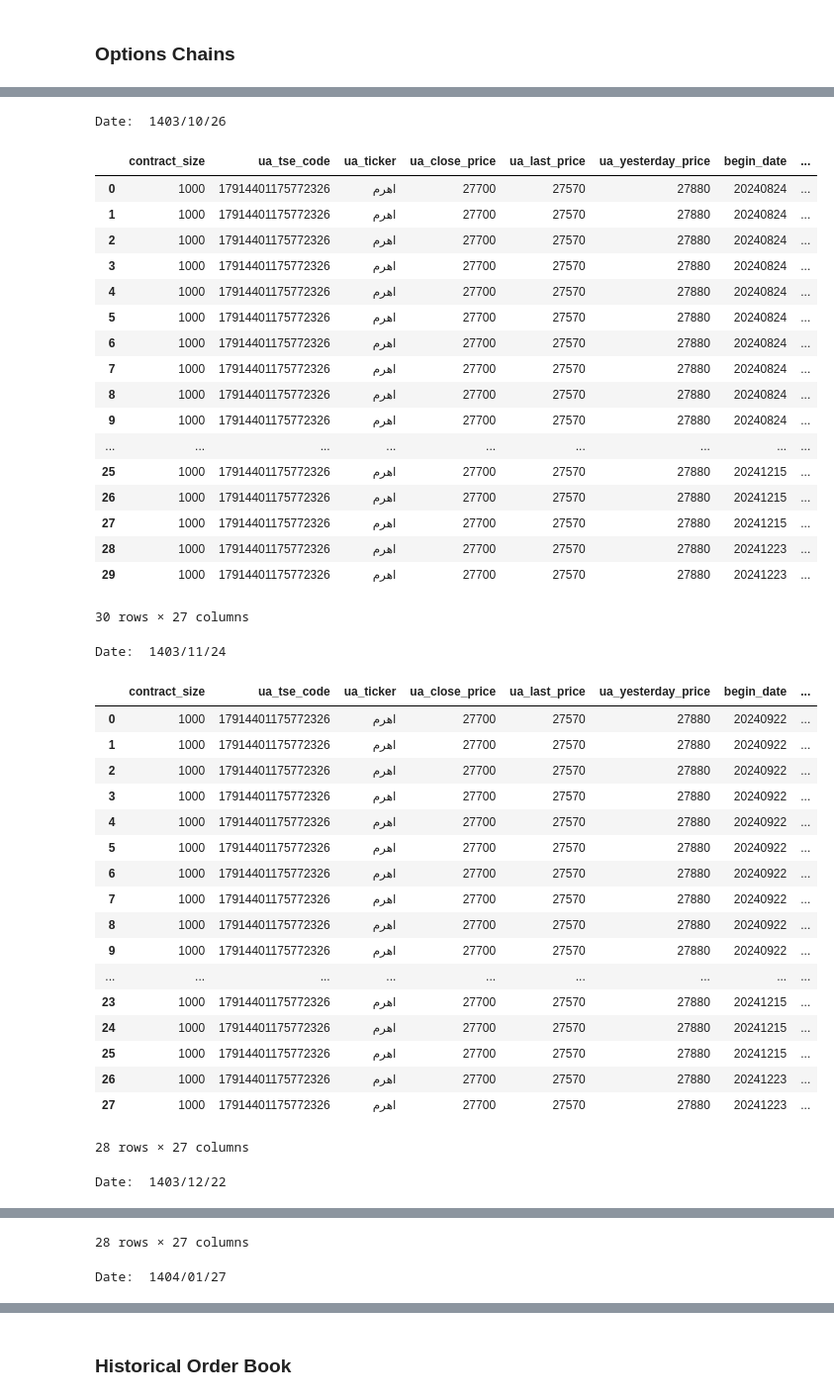
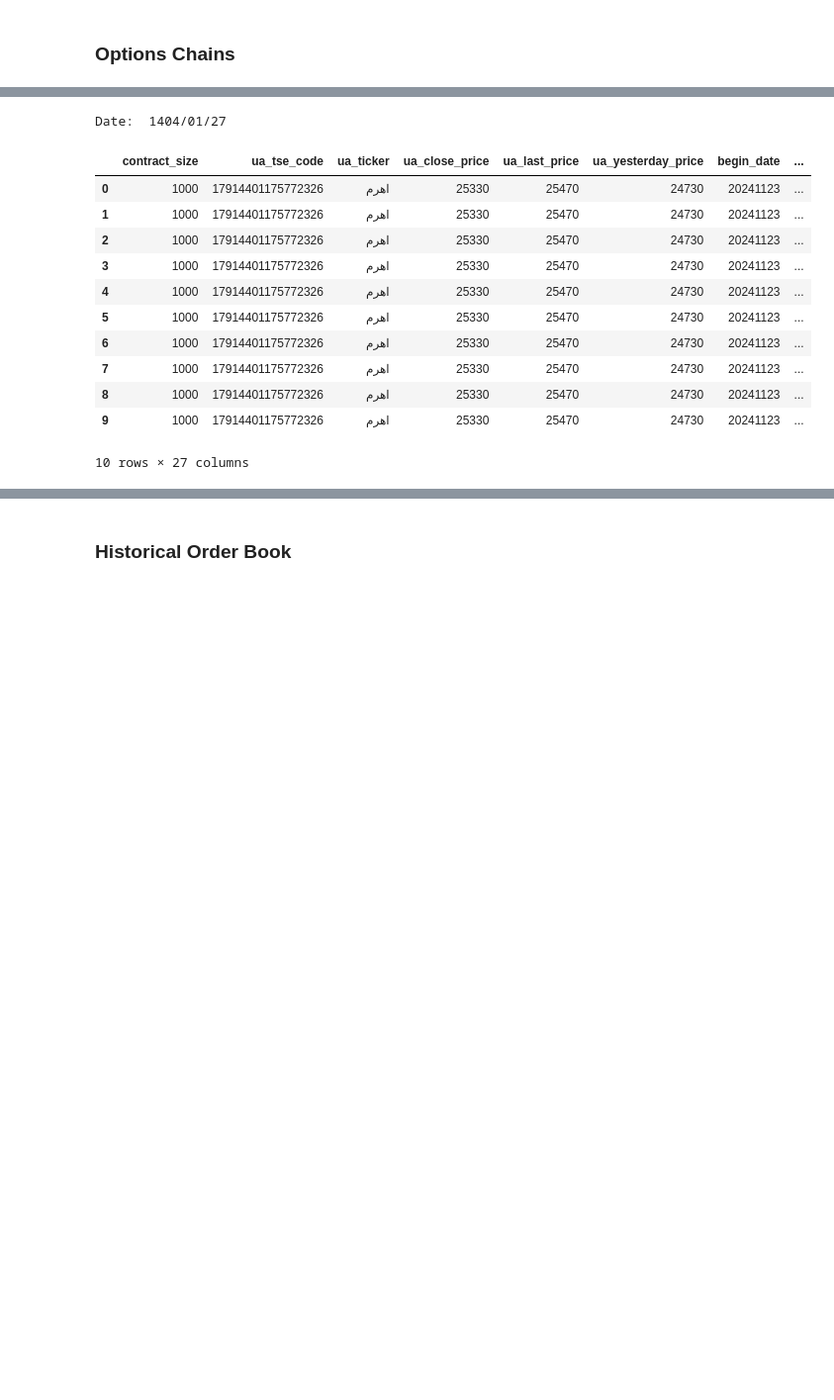
Before and after one commit to masoudghah/TSELiveOptionData, a Jupyter notebook: README.ipynb, the cells around one changed output, grey strips where cells are left out. Shown at 99% size. Drawn from its saved outputs; the diff is of its cells as text; code cells hidden in the pictures; blank space fills up the shorter version.

```diff
--- a/README.ipynb
+++ b/README.ipynb
@@ -133,47 +133,22 @@ Underlying Asset Information:
 # %%
-for chain in date_chain:
-    name = chain.loc[0, "name"]
-    jalali_date = name.split("-")[2]
-    print("Date: ", jalali_date)
-    display(chain)
-    print("\n\n")
+date_chain = list(date_chain)
+first_chain = date_chain[0]
+
+name = first_chain.loc[0, "name"]
+jalali_date = name.split("-")[2]
+print("Date: ", jalali_date)
+display(first_chain.head(10))
 # %% [output]
-Date:  1403/10/26
+Date:  1404/01/27
 |  | contract_size | ua_tse_code | ua_ticker | ua_close_price | ua_last_price | ua_yesterday_price | begin_date | ... |
-| 0 | 1000 | 17914401175772326 | اهرم | 27700 | 27570 | 27880 | 20240824 | ... |
-| 1 | 1000 | 17914401175772326 | اهرم | 27700 | 27570 | 27880 | 20240824 | ... |
-| 2 | 1000 | 17914401175772326 | اهرم | 27700 | 27570 | 27880 | 20240824 | ... |
-| 3 | 1000 | 17914401175772326 | اهرم | 27700 | 27570 | 27880 | 20240824 | ... |
-| 4 | 1000 | 17914401175772326 | اهرم | 27700 | 27570 | 27880 | 20240824 | ... |
-| 5 | 1000 | 17914401175772326 | اهرم | 27700 | 27570 | 27880 | 20240824 | ... |
-| 6 | 1000 | 17914401175772326 | اهرم | 27700 | 27570 | 27880 | 20240824 | ... |
-| 7 | 1000 | 17914401175772326 | اهرم | 27700 | 27570 | 27880 | 20240824 | ... |
-| 8 | 1000 | 17914401175772326 | اهرم | 27700 | 27570 | 27880 | 20240824 | ... |
-| 9 | 1000 | 17914401175772326 | اهرم | 27700 | 27570 | 27880 | 20240824 | ... |
-| ... | ... | ... | ... | ... | ... | ... | ... | ... |
-| 25 | 1000 | 17914401175772326 | اهرم | 27700 | 27570 | 27880 | 20241215 | ... |
-| 26 | 1000 | 17914401175772326 | اهرم | 27700 | 27570 | 27880 | 20241215 | ... |
-| 27 | 1000 | 17914401175772326 | اهرم | 27700 | 27570 | 27880 | 20241215 | ... |
-| 28 | 1000 | 17914401175772326 | اهرم | 27700 | 27570 | 27880 | 20241223 | ... |
-| 29 | 1000 | 17914401175772326 | اهرم | 27700 | 27570 | 27880 | 20241223 | ... |
+| 0 | 1000 | 17914401175772326 | اهرم | 25330 | 25470 | 24730 | 20241123 | ... |
+| 1 | 1000 | 17914401175772326 | اهرم | 25330 | 25470 | 24730 | 20241123 | ... |
+| 2 | 1000 | 17914401175772326 | اهرم | 25330 | 25470 | 24730 | 20241123 | ... |
+| 3 | 1000 | 17914401175772326 | اهرم | 25330 | 25470 | 24730 | 20241123 | ... |
+| 4 | 1000 | 17914401175772326 | اهرم | 25330 | 25470 | 24730 | 20241123 | ... |
+| 5 | 1000 | 17914401175772326 | اهرم | 25330 | 25470 | 24730 | 20241123 | ... |
+| 6 | 1000 | 17914401175772326 | اهرم | 25330 | 25470 | 24730 | 20241123 | ... |
+| 7 | 1000 | 17914401175772326 | اهرم | 25330 | 25470 | 24730 | 20241123 | ... |
+| 8 | 1000 | 17914401175772326 | اهرم | 25330 | 25470 | 24730 | 20241123 | ... |
+| 9 | 1000 | 17914401175772326 | اهرم | 25330 | 25470 | 24730 | 20241123 | ... |
-30 rows × 27 columns
+10 rows × 27 columns
-Date:  1403/11/24
-|  | contract_size | ua_tse_code | ua_ticker | ua_close_price | ua_last_price | ua_yesterday_price | begin_date | ... |
-| 0 | 1000 | 17914401175772326 | اهرم | 27700 | 27570 | 27880 | 20240922 | ... |
-| 1 | 1000 | 17914401175772326 | اهرم | 27700 | 27570 | 27880 | 20240922 | ... |
-| 2 | 1000 | 17914401175772326 | اهرم | 27700 | 27570 | 27880 | 20240922 | ... |
-| 3 | 1000 | 17914401175772326 | اهرم | 27700 | 27570 | 27880 | 20240922 | ... |
-| 4 | 1000 | 17914401175772326 | اهرم | 27700 | 27570 | 27880 | 20240922 | ... |
-| 5 | 1000 | 17914401175772326 | اهرم | 27700 | 27570 | 27880 | 20240922 | ... |
-| 6 | 1000 | 17914401175772326 | اهرم | 27700 | 27570 | 27880 | 20240922 | ... |
-| 7 | 1000 | 17914401175772326 | اهرم | 27700 | 27570 | 27880 | 20240922 | ... |
-| 8 | 1000 | 17914401175772326 | اهرم | 27700 | 27570 | 27880 | 20240922 | ... |
-| 9 | 1000 | 17914401175772326 | اهرم | 27700 | 27570 | 27880 | 20240922 | ... |
-| ... | ... | ... | ... | ... | ... | ... | ... | ... |
-| 23 | 1000 | 17914401175772326 | اهرم | 27700 | 27570 | 27880 | 20241215 | ... |
-| 24 | 1000 | 17914401175772326 | اهرم | 27700 | 27570 | 27880 | 20241215 | ... |
-| 25 | 1000 | 17914401175772326 | اهرم | 27700 | 27570 | 27880 | 20241215 | ... |
-| 26 | 1000 | 17914401175772326 | اهرم | 27700 | 27570 | 27880 | 20241223 | ... |
-| 27 | 1000 | 17914401175772326 | اهرم | 27700 | 27570 | 27880 | 20241223 | ... |
-28 rows × 27 columns
-Date:  1403/12/22
@@ -197,2 +154,0 @@ Date:  1403/12/22
-28 rows × 27 columns
-Date:  1404/01/27
```
Also changed, not shown: parts of 8 cells of this notebook, 1 other file.
